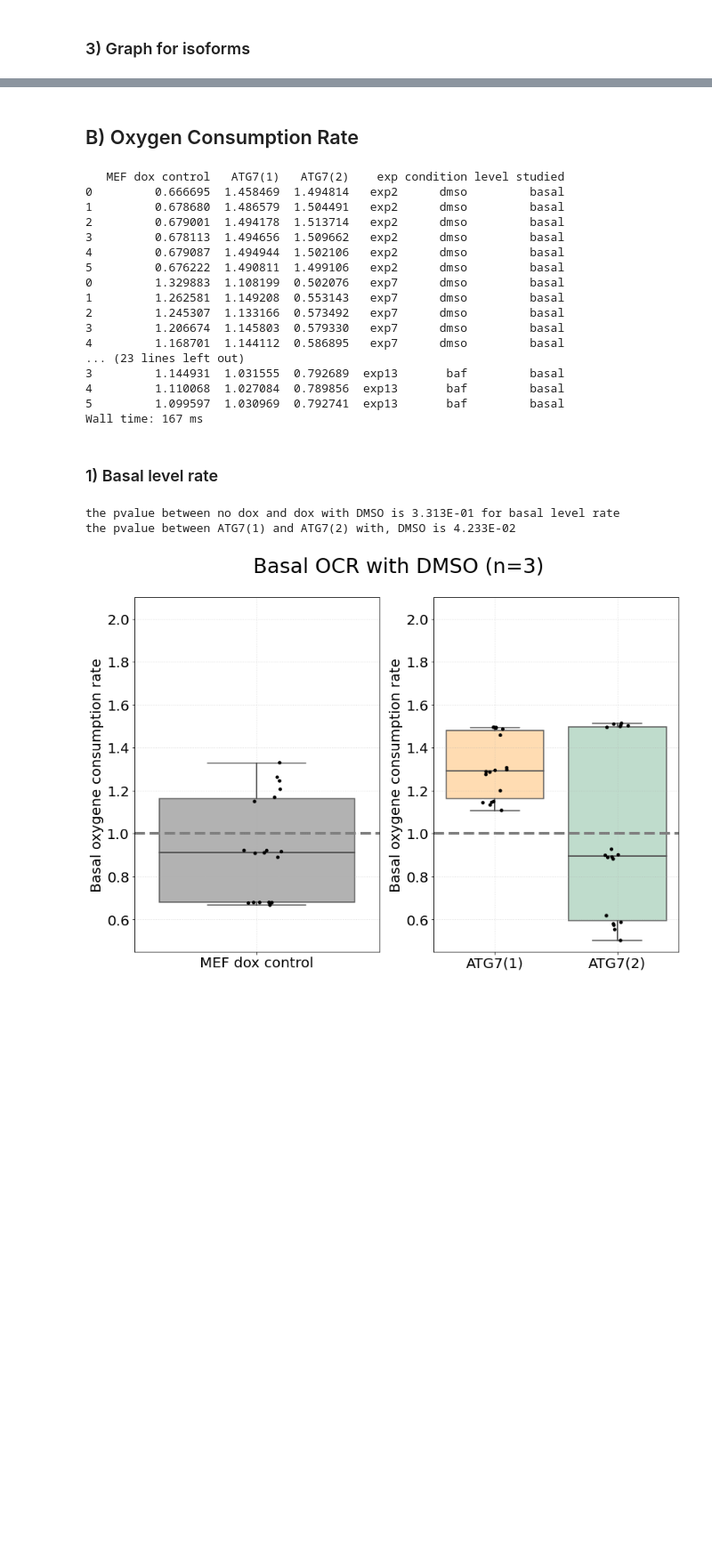
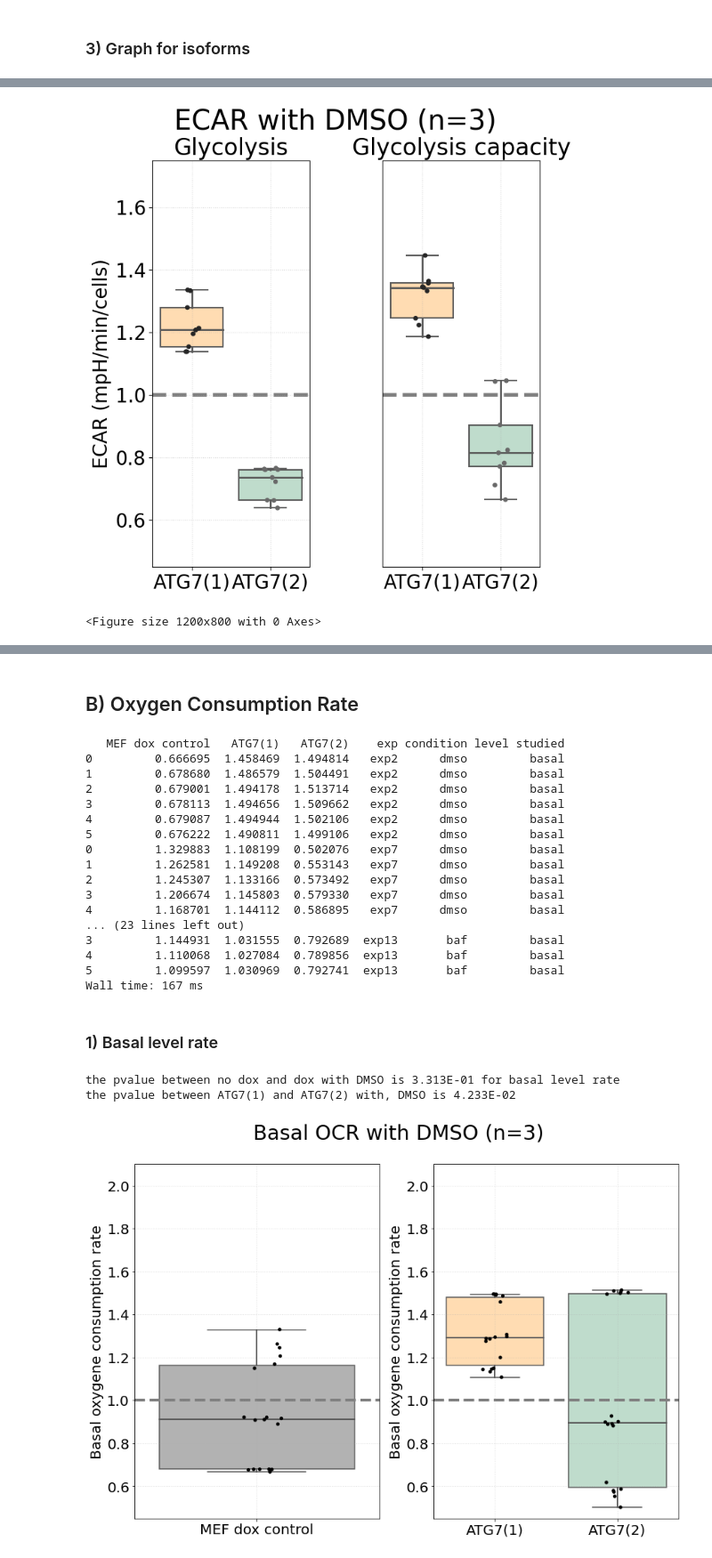
Before and after one commit to Keviosta/PhD_ATG7, a Jupyter notebook: ATG7/ATG7_in_vitro_cell_lines/Seahorse_mef/mef_seahorse_recap.ipynb, the cells around one changed output, grey strips where cells are left out. Shown at 89% size. Cells and saved outputs as stored; diff of their text form; code cells hidden in the pictures; blank space fills up the shorter version.

```diff
--- a/ATG7/ATG7_in_vitro_cell_lines/Seahorse_mef/mef_seahorse_recap.ipynb
+++ b/ATG7/ATG7_in_vitro_cell_lines/Seahorse_mef/mef_seahorse_recap.ipynb
@@ -242,0 +287,80 @@ for i in range(len(dfs_glyc)):
+# %%
+# BASAL LEVEL RATE
+dfs_glyc = recap_ecar_dmso_glyco, recap_ecar_baf_glyco
+dfs_max = recap_ecar_dmso_max_glyco, recap_ecar_baf_max_glyco
+dfs_negative = recap_ecar_dmso_negativ, recap_ecar_baf_negativ
+infos = 'DMSO', 'BAF'
+
+for i in range(len(dfs_glyc)):
+    df_glyco = dfs_glyc[i][['ATG7(1)', 'ATG7(2)']]
+    df_max = dfs_max[i][['ATG7(1)', 'ATG7(2)']]
+    df_neg = dfs_negative[i][['ATG7(1)', 'ATG7(2)']]
+    info = infos[i]
+
+
+
+
+    #Figure with 2 graphs
+    fig, ax = plt.subplots(1,2, figsize=(7, 7))
+    plt.tight_layout()
+    fig.suptitle(f'ECAR with {info} (n=3)', y=1.05, fontsize="x-large")
+
+    #graph for GLYCOLYSIS
+    fig = seaborn.boxplot(ax=ax[0], palette = 'Set2', data = df_glyco.iloc[:,2:4], medianprops={'lw':2},
+                          whiskerprops={'lw':2}, showcaps=True, showfliers=False)
+    fig = seaborn.stripplot(ax=ax[0], data = df_glyco.iloc[:,2:4], color = 'dimgray')
+
+    fig.set_title('Glycolysis')
+    fig.set_xlabel('')
+    fig.set_ylabel('ECAR (mpH/min/cells)')
+
+    # Select which box you want to change
+    box_iso1 = fig.patches[0]
+    box_iso1.set_facecolor('darkorange')
+    box_iso2 = fig.patches[1]
+    box_iso2.set_facecolor('seagreen')
+
+    # adding transparency to colors
+    for patch in fig.patches:
+         r, g, b, a = patch.get_facecolor()
+         patch.set_facecolor((r, g, b, .3))
+
+    fig.axhline(y=1, ls='--', lw=4, color='tab:grey', zorder=1)
+    fig.grid(alpha = 0.5, ls = ":")
+    fig.set_ylim(0.45,1.75)
+
+
+    #graph for MAXIMUM CAPACITY
+    fig = seaborn.boxplot(ax=ax[1], palette = 'Set2', data = df_max.iloc[:,2:4], medianprops={'lw':2},
+                          whiskerprops={'lw':2}, showcaps=True, showfliers=False)
+    fig = seaborn.stripplot(ax=ax[1], data = df_max.iloc[:,2:4], color = 'dimgray')
+
+    fig.set_title('Glycolysis capacity')
+    fig.set_xlabel('')
+    fig.set_ylabel('')
+    fig.set_yticks([])
+
+    # Select which box you want to change
+    box_iso1 = fig.patches[0]
+    box_iso1.set_facecolor('darkorange')
+    box_iso2 = fig.patches[1]
+    box_iso2.set_facecolor('seagreen')
+
+    # adding transparency to colors
+    for patch in fig.patches:
+         r, g, b, a = patch.get_facecolor()
+         patch.set_facecolor((r, g, b, .3))
+
+    fig.axhline(y=1, ls='--', lw=4, color='tab:grey', zorder=1)
+    fig.grid(alpha = 0.5, ls = ":")
+    fig.set_ylim(0.45,1.75)
+
+    # save
+    path2 = 'seahorse_ECAR/'
+    text_file = 'graph_all_ecar_final_'+info
+#     plt.savefig(path+path2+text_file+'.svg')
+    plt.show()
+    plt.clf()
+# %% [output]
+[figure, added]
+<Figure size 1200x800 with 0 Axes>
```
Also changed, not shown: parts of 16 cells of this notebook, 14 other files.
